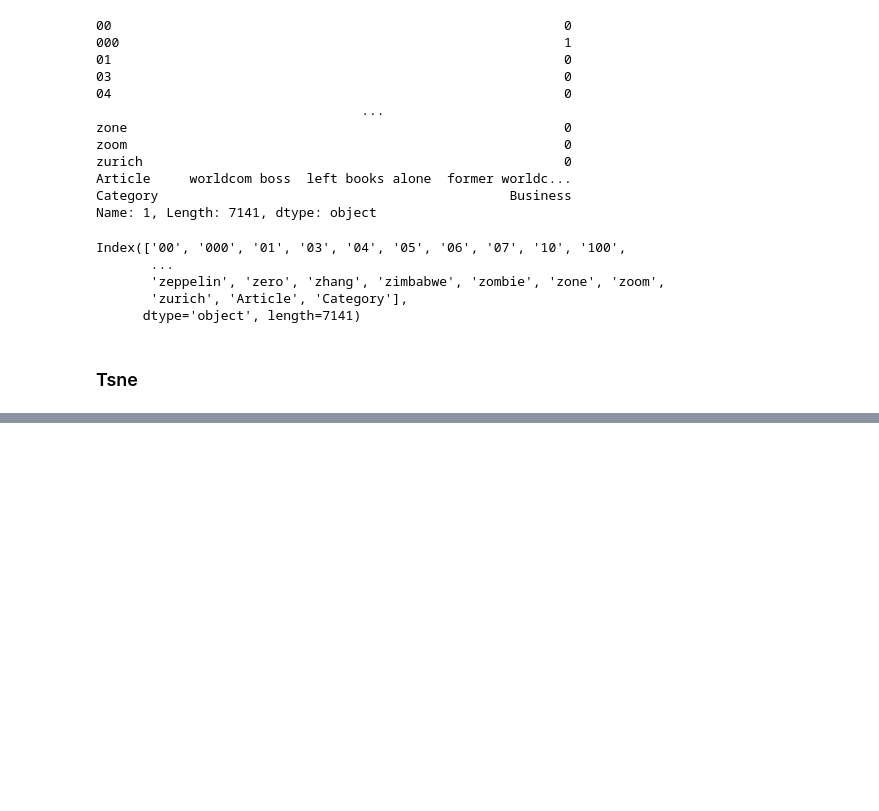
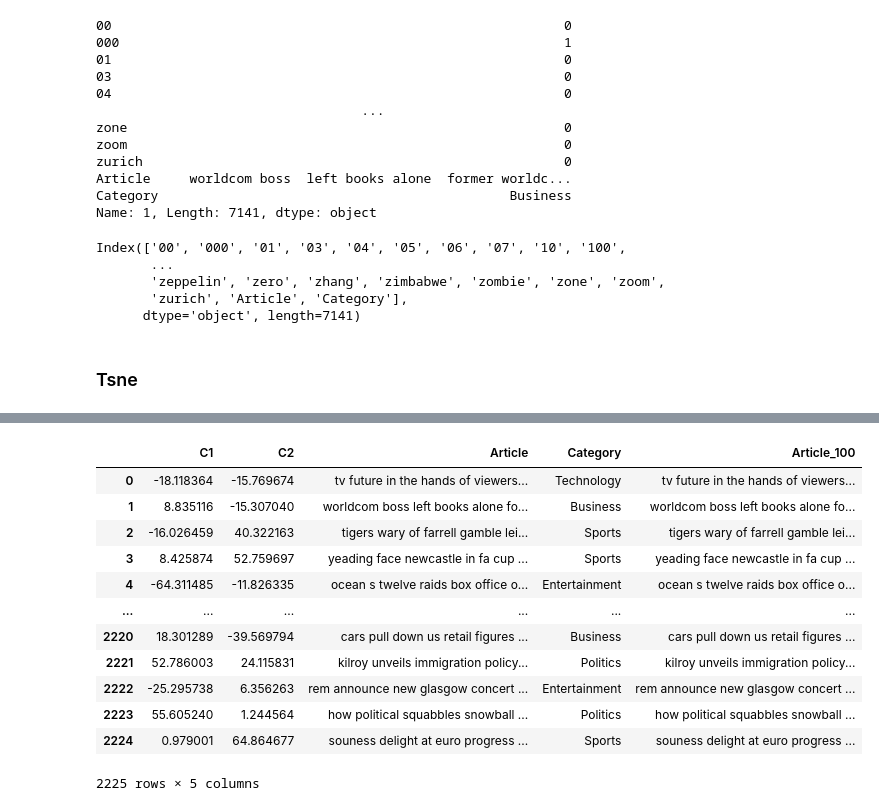
Before and after one commit to Sainadh-Bahadursha/News_Classification_Using_NLP_and_Machine_Learning, a Jupyter notebook: research/news_classification_project.ipynb, the cells around one changed output, grey strips where cells are left out. Saved outputs shown, nothing was run; the diff lists cells and outputs as text; code cells hidden in the pictures; blank space fills up the shorter version.

```diff
--- a/research/news_classification_project.ipynb
+++ b/research/news_classification_project.ipynb
@@ -1056,0 +1110,13 @@ fig.show()
+# %%
+# tf_idf representation of the dataset Using tf_idfVectorizer from scikit-learn
+tf_idf_vectorizer = TfidfVectorizer(min_df=5)
+# min_df: ignore terms that have a document frequency strictly lower than the given threshold.
+
+# Learn the vocabulary dictionary and return document-term matrix
+tf_idf_features = tf_idf_vectorizer.fit_transform(expanded_data_modified["processed_text"]).todense() # todense() returns a matrix
+# create dataframe
+tf_idf_features_df = pd.DataFrame(tf_idf_features)
+tf_idf_features_df.columns = tf_idf_vectorizer.get_feature_names_out() # Get output feature names for dataframe columns.
+tf_idf_features_df["Article"] = expanded_data_modified["Article"]
+tf_idf_features_df["Category"] = expanded_data_modified["Category"]
+display(tf_idf_features_df.iloc[1])
@@ -1056,0 +1136,25 @@ fig.show()
+# %%
+# using t-sne to observe any trends, and clusters.
+tsne = TSNE(n_components=2) # n_components: estimated number of components
+tsne_tf_idf_features = tsne.fit_transform(tf_idf_features_df[count_vectorizer.get_feature_names_out()].values)
+tsne_tf_idf_features_df = pd.DataFrame(tsne_tf_idf_features)
+tsne_tf_idf_features_df.columns = ["C1", "C2"]
+tsne_tf_idf_features_df["Article"] = tf_idf_features_df["Article"]
+tsne_tf_idf_features_df["Category"] = tf_idf_features_df["Category"]
+# Create a new column with only the first 100 characters of the article
+tsne_tf_idf_features_df['Article_100'] = tsne_tf_idf_features_df['Article'].apply(lambda x: x[:100] if isinstance(x, str) else '')
+display(tsne_tf_idf_features_df)
+# %% [output]
+|  | C1 | C2 | Article | Category | Article_100 |
+| 0 | -18.118364 | -15.769674 | tv future in the hands of viewers... | Technology | tv future in the hands of viewers... |
+| 1 | 8.835116 | -15.307040 | worldcom boss left books alone fo... | Business | worldcom boss left books alone fo... |
+| 2 | -16.026459 | 40.322163 | tigers wary of farrell gamble lei... | Sports | tigers wary of farrell gamble lei... |
+| 3 | 8.425874 | 52.759697 | yeading face newcastle in fa cup ... | Sports | yeading face newcastle in fa cup ... |
+| 4 | -64.311485 | -11.826335 | ocean s twelve raids box office o... | Entertainment | ocean s twelve raids box office o... |
+| ... | ... | ... | ... | ... | ... |
+| 2220 | 18.301289 | -39.569794 | cars pull down us retail figures ... | Business | cars pull down us retail figures ... |
+| 2221 | 52.786003 | 24.115831 | kilroy unveils immigration policy... | Politics | kilroy unveils immigration policy... |
+| 2222 | -25.295738 | 6.356263 | rem announce new glasgow concert ... | Entertainment | rem announce new glasgow concert ... |
+| 2223 | 55.605240 | 1.244564 | how political squabbles snowball ... | Politics | how political squabbles snowball ... |
+| 2224 | 0.979001 | 64.864677 | souness delight at euro progress ... | Sports | souness delight at euro progress ... |
+2225 rows × 5 columns
```
Also changed, not shown: parts of 9 cells of this notebook.
